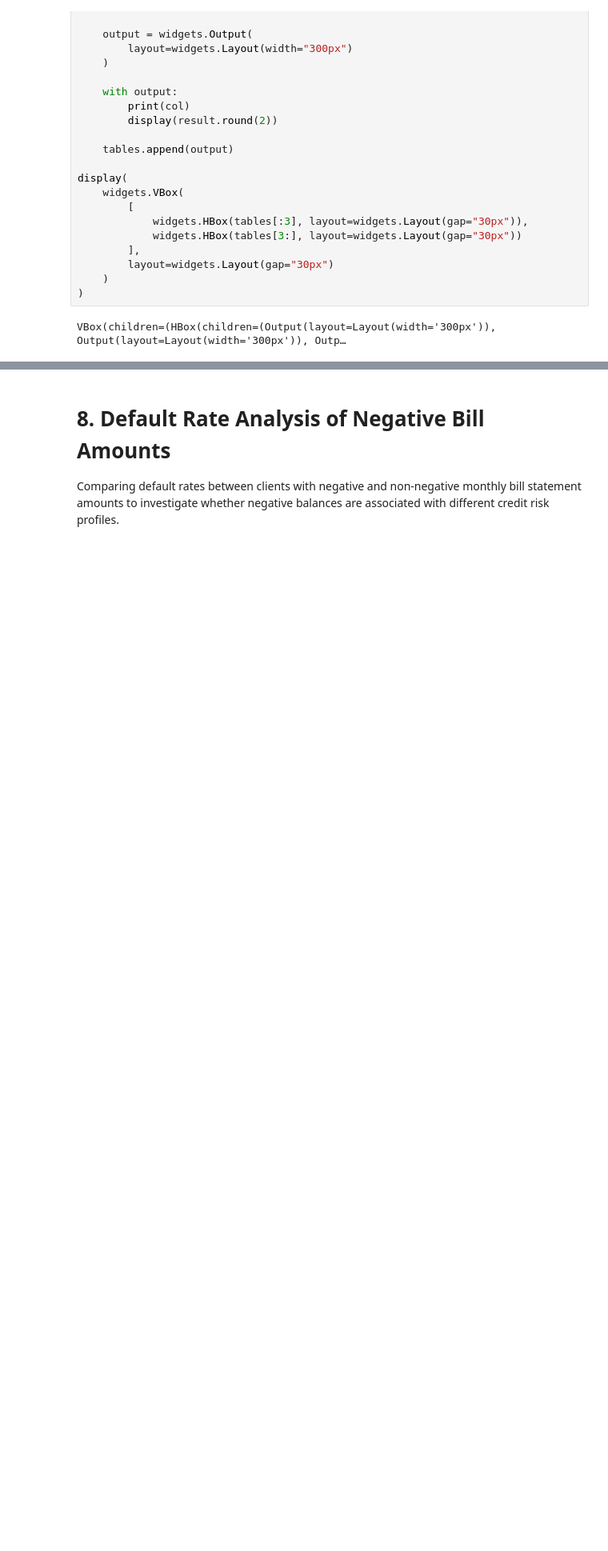
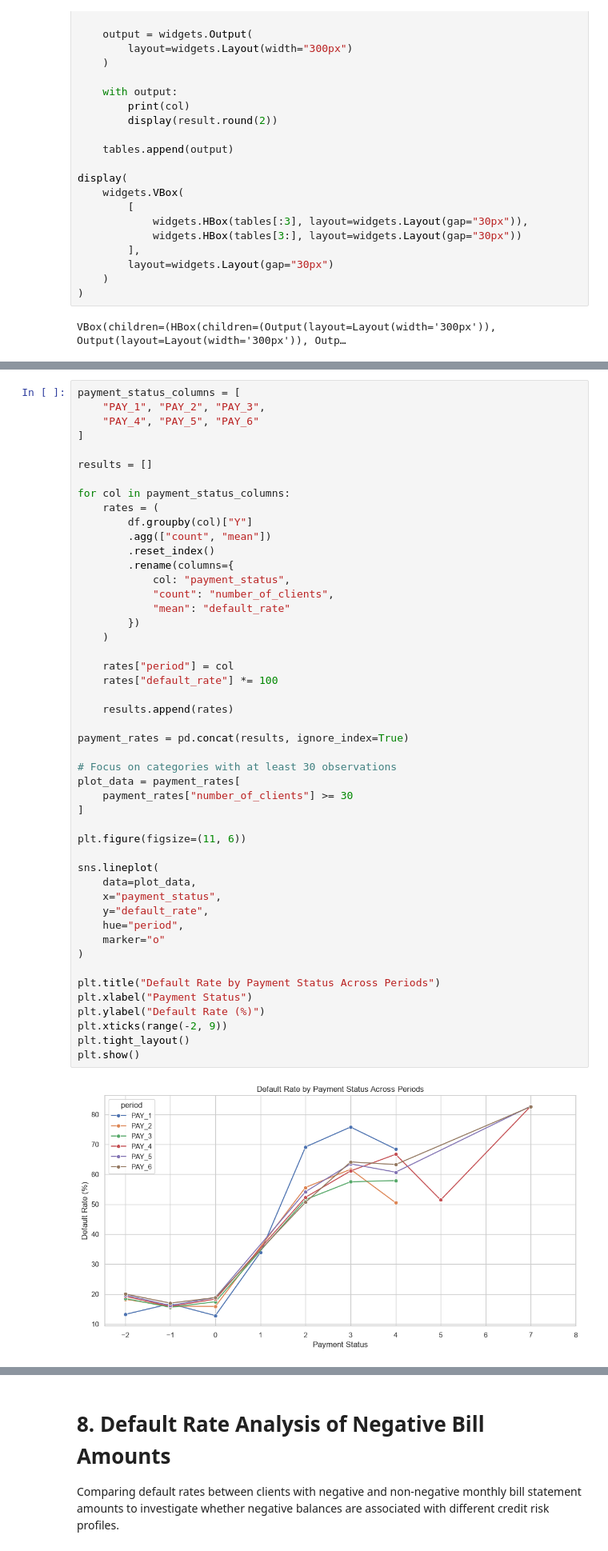
Before and after one commit to rafaelpd887/credit-pd, a Jupyter notebook: notebooks/02_bivariate_analysis.ipynb, the cells around one changed output, grey strips where cells are left out. Shown at 80% size. Drawn from its saved outputs; the diff is of its cells as text; blank space fills up the shorter version.

```diff
--- a/notebooks/02_bivariate_analysis.ipynb
+++ b/notebooks/02_bivariate_analysis.ipynb
@@ -69,0 +130,50 @@ VBox(children=(HBox(children=(Output(layout=Layout(width='300px')), Output(layou
+# %%
+payment_status_columns = [
+    "PAY_1", "PAY_2", "PAY_3",
+    "PAY_4", "PAY_5", "PAY_6"
+]
+
+results = []
+
+for col in payment_status_columns:
+    rates = (
+        df.groupby(col)["Y"]
+        .agg(["count", "mean"])
+        .reset_index()
+        .rename(columns={
+            col: "payment_status",
+            "count": "number_of_clients",
+            "mean": "default_rate"
+        })
+    )
+
+    rates["period"] = col
+    rates["default_rate"] *= 100
+
+    results.append(rates)
+
+payment_rates = pd.concat(results, ignore_index=True)
+
+# Focus on categories with at least 30 observations
+plot_data = payment_rates[
+    payment_rates["number_of_clients"] >= 30
+]
+
+plt.figure(figsize=(11, 6))
+
+sns.lineplot(
+    data=plot_data,
+    x="payment_status",
+    y="default_rate",
+    hue="period",
+    marker="o"
+)
+
+plt.title("Default Rate by Payment Status Across Periods")
+plt.xlabel("Payment Status")
+plt.ylabel("Default Rate (%)")
+plt.xticks(range(-2, 9))
+plt.tight_layout()
+plt.show()
+# %% [output]
+[figure, added]
```
Also changed, not shown: parts of 20 cells of this notebook, 2 other files.
